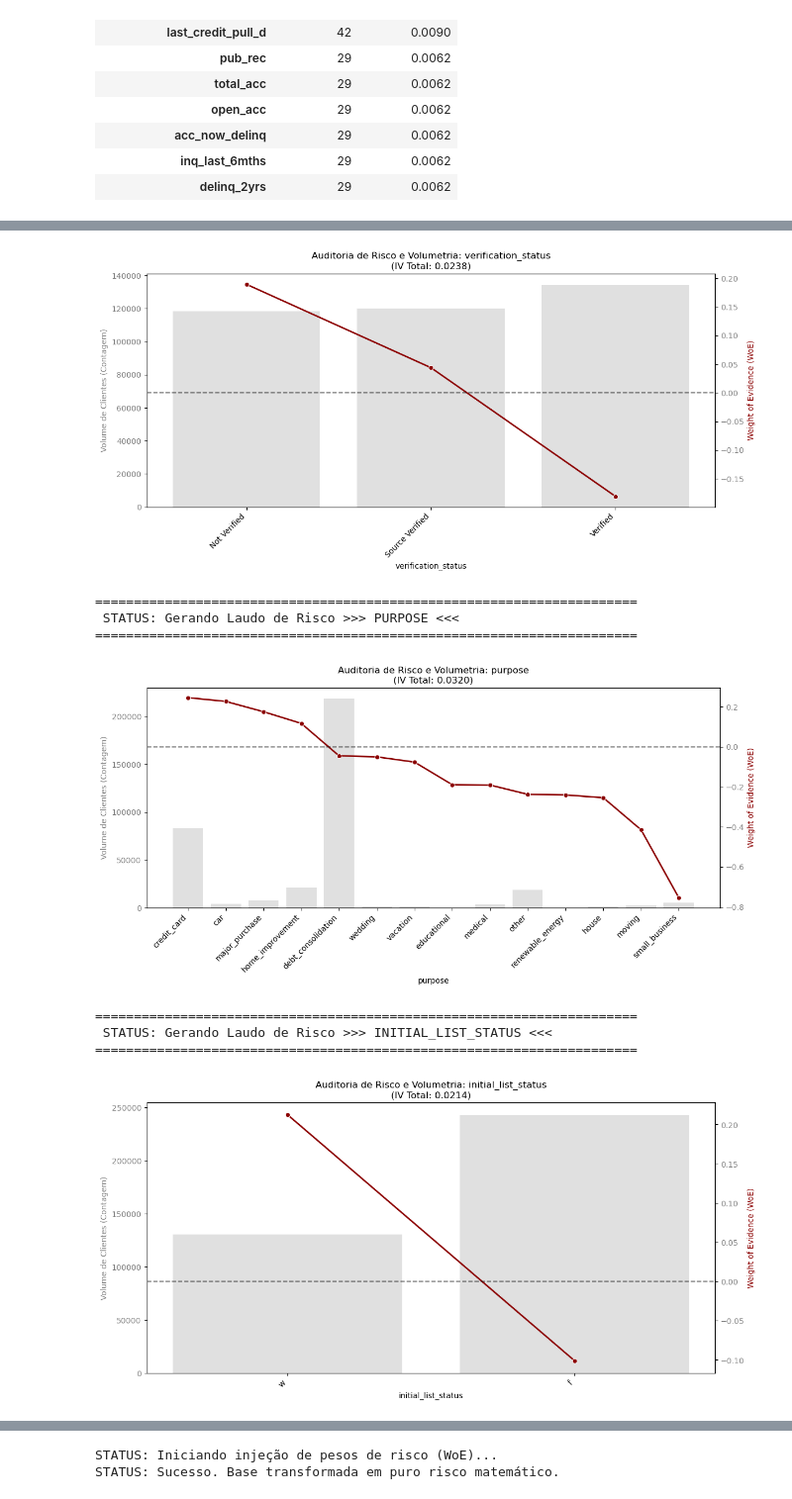
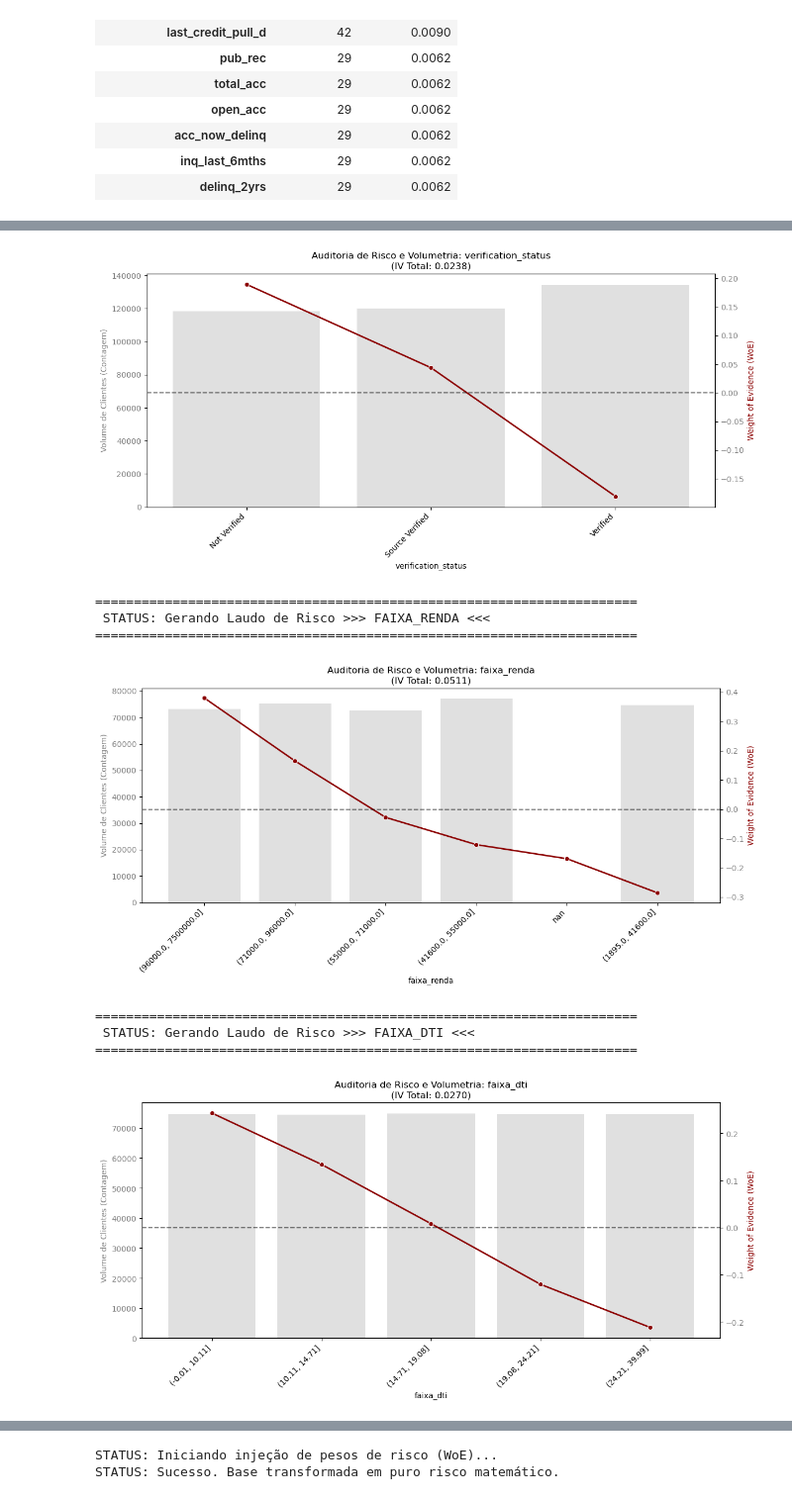
Before and after one commit to igorcarvah/basel_risk_modeling, a Jupyter notebook: notebook/02_Scorecard_V2_Champion.ipynb, the cells around one changed output, grey strips where cells are left out. Shown at 99% size. Saved outputs shown, nothing was run; the diff lists cells and outputs as text; code cells hidden in the pictures.

```diff
--- a/notebook/02_Scorecard_V2_Champion.ipynb
+++ b/notebook/02_Scorecard_V2_Champion.ipynb
@@ -69,27 +68,31 @@ Este é o motor principal de tratamento de dados. Ele extrai a base bruta e a tr
    * **0 (Loss / PD):** Clientes em default (Charged Off, Late > 31 dias). Representam o alvo da nossa modelagem.
 # %%
 # A Execução do ETL
-print("STATUS: Iniciando esteira de processamento completa...")
+print("STATUS: Iniciando esteira de processamento V2...")
 
 # 1. Extração
 loan_data = carregar_base_basileia()
 
-# 2. Descarte de Ativos Tóxicos (Cortamos tudo com mais de 50% de buracos)
+# 2. Descarte de Ativos Tóxicos
 loan_data = remover_colunas_toxicas(loan_data, limite_toxicidade=0.50)
 
 # 3. Tratamento Temporal
 loan_data['emp_length_int'] = padronizar_tempo_emprego(loan_data)
 loan_data['mths_since_earliest_cr_line'] = calcular_historico_credito(loan_data, 'earliest_cr_line')
 
-# 4. Tratamento de Nulos (O nosso motor de Imputação)
+# 4. Tratamento de Nulos
 loan_data = imputar_dados_nulos(loan_data)
 
-# 5. Criação do Gabarito (Target) e Isolamento de Vazamento de Dados
+# 5. A INJEÇÃO DE POTÊNCIA (NOVIDADE V2)
+# Fatiamos a Renda e o DTI em faixas de risco
+loan_data = categorizar_renda_dti(loan_data)
+
+# 6. Criação do Gabarito (Target)
 loan_data = definir_variavel_alvo(loan_data)
 
-# 6. Limpeza de RAM (Descarte de colunas processadas e sujas)
-# Proteção contra estrangulamento de memória do servidor
+# 7. Limpeza de RAM (Descarte do lixo)
 loan_data = loan_data.drop(columns=['earliest_cr_line', 'emp_length', 'loan_status'])
 
-print(f"STATUS: SUCESSO. Base limpa e lacrada. Formato atual: {loan_data.shape}")
+print(f"STATUS: SUCESSO. Base V2 blindada. Formato atual: {loan_data.shape}")
+display(loan_data[['annual_inc', 'faixa_renda', 'dti', 'faixa_dti']].head())
 # %% [output]
@@ -165,36 +172,33 @@ Tamanho do df_treino_woe forjado na memória: (373028, 54)
 # %%
-# -------------------------------------------------------------------
-# MOTOR DE AUDITORIA: SCANNER 360º DE VARIÁVEIS
-# -------------------------------------------------------------------
+# ===================================================================
+# MOTOR DE AUDITORIA V2: SCANNER 360º COM NOVAS VARIÁVEIS
+# ===================================================================
+from src.woe_iv import calcular_woe_iv
+from src.plots_woe import auditar_tendencia_woe
 
-# 1. A Lista de Interrogatório Completa (O pente-fino do Risco)
+# 1. A Nova Lista de Interrogatório (Agora com Renda e Dívida)
 colunas_para_testar = [
-    'grade',                # A nossa variável Padrão Ouro
-    'emp_length_int',       # O lixo estatístico (mantido para a Trilha de Auditoria)
-    'home_ownership',       # Tipo de moradia
-    'verification_status',  # Renda verificada
-    'purpose',              # Motivo do empréstimo
-    'initial_list_status',  # Status inicial na esteira
-    'term'                  # Prazo do empréstimo (se existir)
+    'grade',                # O clássico
+    'home_ownership',       # O clássico
+    'purpose',              # O clássico
+    'verification_status',  # O clássico
+    'faixa_renda',          # NOVIDADE V2: O Peso da Riqueza
+    'faixa_dti'             # NOVIDADE V2: O Peso da Alavancagem
 ]
 
 coluna_alvo = 'good_bad_loan'
 
-# 2. O Loop do Auditor: Varredura total
+# 2. O Loop do Auditor
 for coluna in colunas_para_testar:
-    # Trava de segurança: Só roda se a coluna existir na base
     if coluna in df_treino_woe.columns:
         print(f"\n{'='*70}")
         print(f" STATUS: Gerando Laudo de Risco >>> {coluna.upper()} <<<")
         print(f"{'='*70}")
 
-        # O motor calcula o peso matemático da variável da vez
         df_tabela_woe = calcular_woe_iv(df_treino_woe, coluna, coluna_alvo)
-
-        # O painel exibe o raio-x (Gráfico)
         auditar_tendencia_woe(df_tabela_woe, coluna)
     else:
-        print(f"ALERTA: A variável '{coluna}' não foi encontrada na fuselagem do X_train.")
+        print(f"ALERTA: Variável '{coluna}' não encontrada na base de treino.")
 # %% [output]
 ======================================================================
  STATUS: Gerando Laudo de Risco >>> GRADE <<<
@@ -211,12 +215,12 @@ for coluna in colunas_para_testar:
 ======================================================================
  STATUS: Gerando Laudo de Risco >>> VERIFICATION_STATUS <<<
 ======================================================================
 [figure]
 ======================================================================
- STATUS: Gerando Laudo de Risco >>> PURPOSE <<<
+ STATUS: Gerando Laudo de Risco >>> FAIXA_RENDA <<<
 ======================================================================
-[figure, old version]
+[figure, new version]
 ======================================================================
- STATUS: Gerando Laudo de Risco >>> INITIAL_LIST_STATUS <<<
+ STATUS: Gerando Laudo de Risco >>> FAIXA_DTI <<<
 ======================================================================
-[figure, old version]
+[figure, new version]
```
Also changed, not shown: parts of 4 cells of this notebook, 2 other files.
